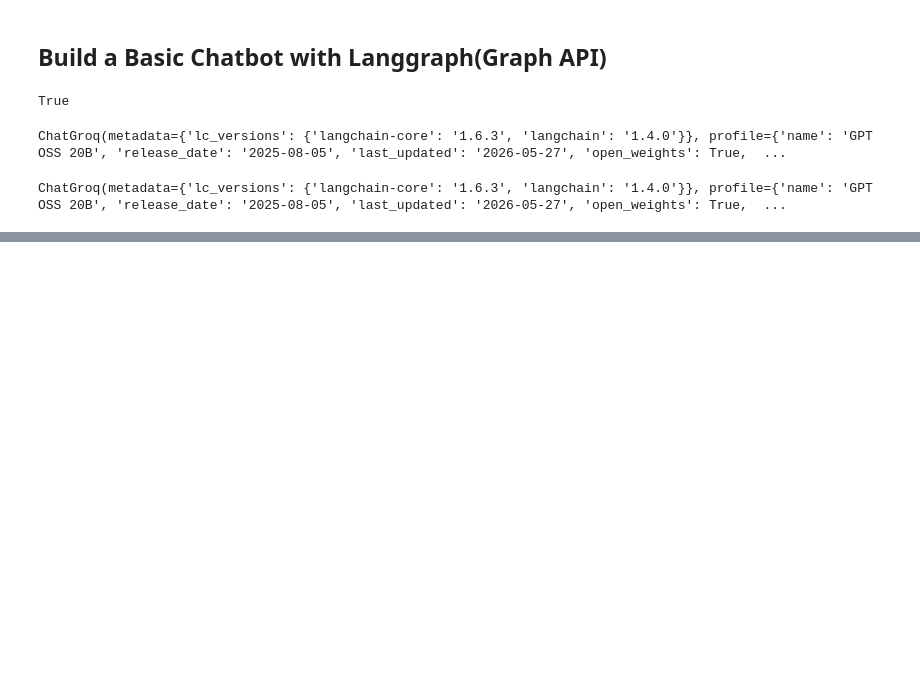
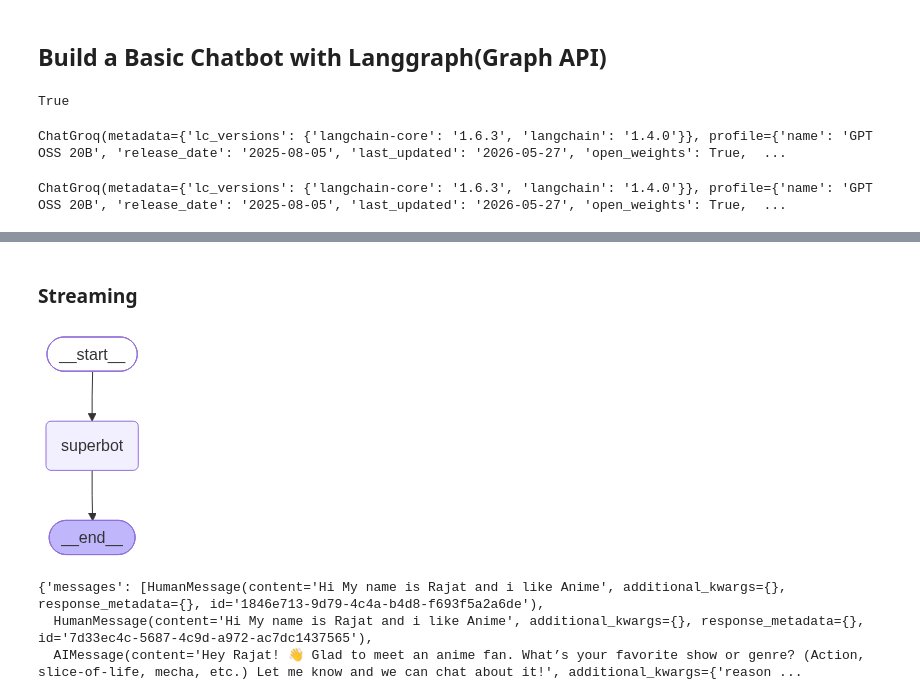
Before and after one commit to rajatsaini2003/LanggraphProject, a Jupyter notebook: 1-BasicChatbot/1-basicchatbot.ipynb, the cells around one changed output, grey strips where cells are left out. Saved outputs shown, nothing was run; the diff lists cells and outputs as text; code cells hidden in the pictures; blank space fills up the shorter version.

```diff
--- a/1-BasicChatbot/1-basicchatbot.ipynb
+++ b/1-BasicChatbot/1-basicchatbot.ipynb
@@ -74,0 +371,29 @@ I'm doing well—thanks for asking! How about you?
+# %% [markdown]
+### Streaming
+# %%
+from langgraph.checkpoint.memory import MemorySaver
+memory = MemorySaver()
+# %%
+def superbot(state:State):
+    return {"messages":[llm.invoke(state['messages'])]}
+# %%
+graph_builder = StateGraph(State)
+
+##node
+graph_builder.add_node("superbot",superbot)
+
+##edges
+graph_builder.add_edge(START,"superbot")
+graph_builder.add_edge("superbot",END)
+graph = graph_builder.compile(checkpointer = memory)
+display(Image(graph.get_graph().draw_mermaid_png()))
+# %% [output]
+[figure, added]
+# %%
+### invocation
+config = {"configurable":{"thread_id":1}}
+graph.invoke({"messages":"Hi My name is Rajat and i like Anime"},config=config)
+# %% [output]
+{'messages': [HumanMessage(content='Hi My name is Rajat and i like Anime', additional_kwargs={}, response_metadata={}, id='1846e713-9d79-4c4a-b4d8-f693f5a2a6de'),
+  HumanMessage(content='Hi My name is Rajat and i like Anime', additional_kwargs={}, response_metadata={}, id='7d33ec4c-5687-4c9d-a972-ac7dc1437565'),
+  AIMessage(content='Hey Rajat! 👋 Glad to meet an anime fan. What’s your favorite show or genre? (Action, slice‑of‑life, mecha, etc.) Let me know and we can chat about it!', additional_kwargs={'reason ...
```
Also changed, not shown: parts of 32 cells of this notebook.
